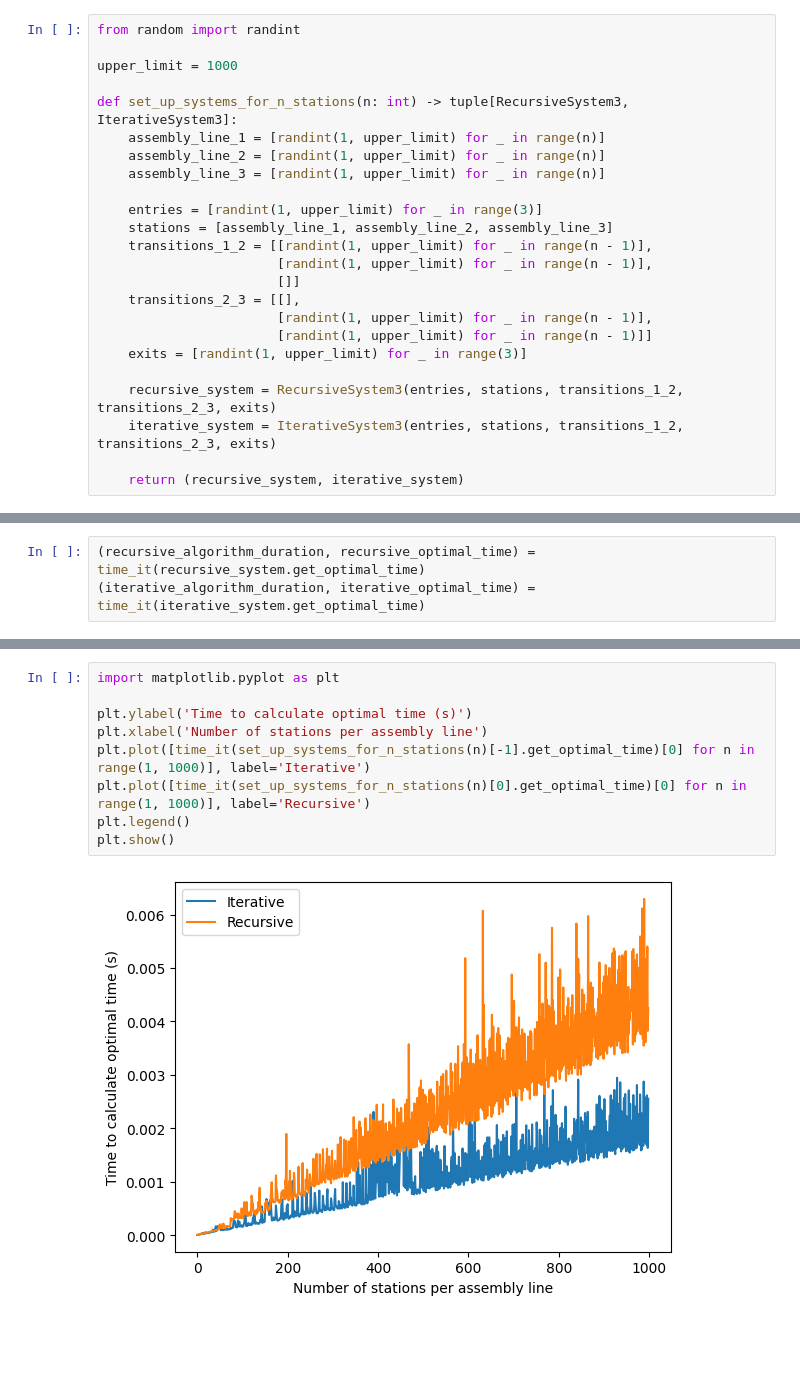
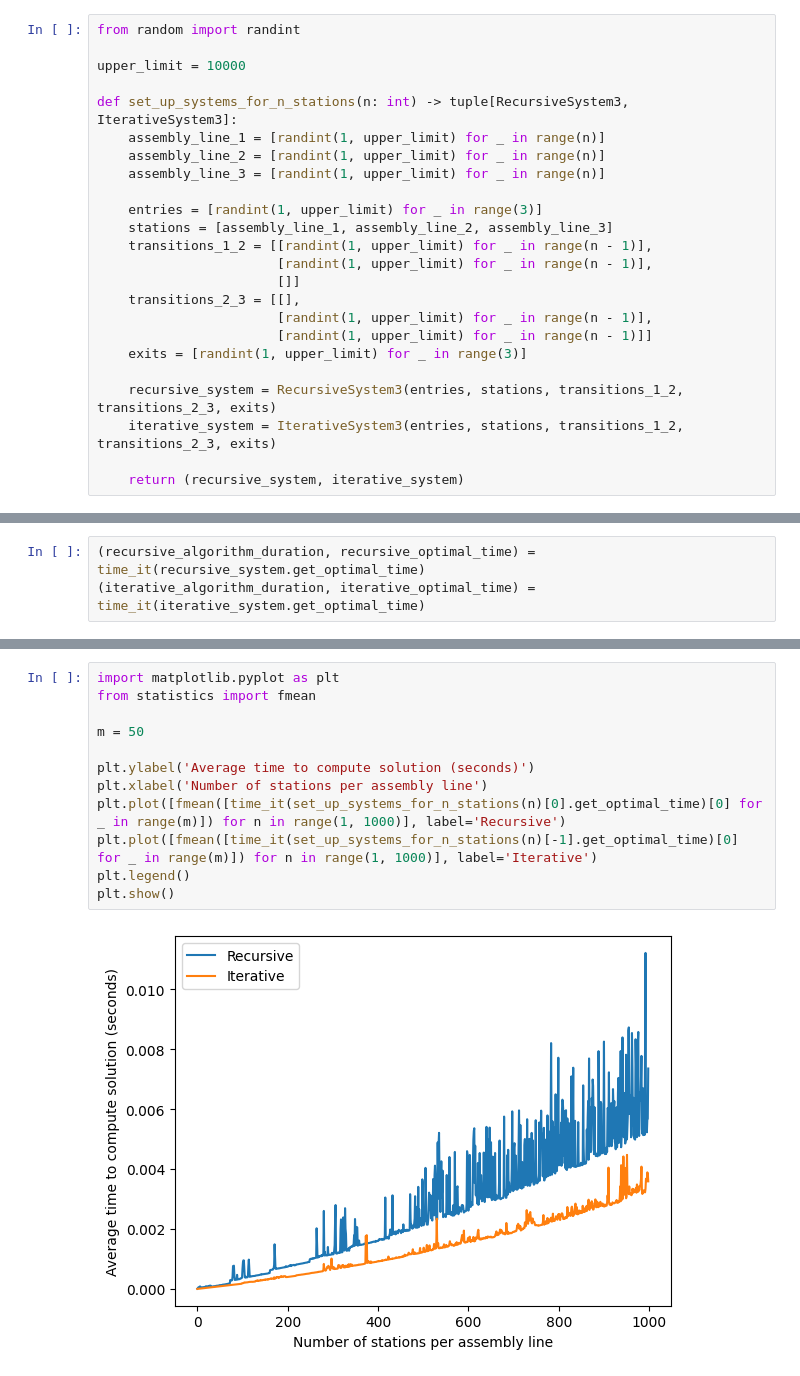
Before and after one commit to tiago-vargas/assembly-lines-problem-study, a Jupyter notebook: comparison.ipynb, the cells around one changed output, grey strips where cells are left out. Drawn from its saved outputs; the diff is of its cells as text; blank space fills up the shorter version.

Commit message:
improve experiments: use average from 50 samples

```diff
--- a/comparison.ipynb
+++ b/comparison.ipynb
@@ -19,7 +19,7 @@ from solver import IterativeSystem3, RecursiveSystem3
 # %%
 from random import randint
 
-upper_limit = 1000
+upper_limit = 10000
 
 def set_up_systems_for_n_stations(n: int) -> tuple[RecursiveSystem3, IterativeSystem3]:
 	assembly_line_1 = [randint(1, upper_limit) for _ in range(n)]
@@ -70,11 +82,14 @@ Exemplo de uso:
 # %%
 import matplotlib.pyplot as plt
+from statistics import fmean
 
-plt.ylabel('Time to calculate optimal time (s)')
+m = 50
+
+plt.ylabel('Average time to compute solution (seconds)')
 plt.xlabel('Number of stations per assembly line')
-plt.plot([time_it(set_up_systems_for_n_stations(n)[-1].get_optimal_time)[0] for n in range(1, 1000)], label='Iterative')
-plt.plot([time_it(set_up_systems_for_n_stations(n)[0].get_optimal_time)[0] for n in range(1, 1000)], label='Recursive')
+plt.plot([fmean([time_it(set_up_systems_for_n_stations(n)[0].get_optimal_time)[0] for _ in range(m)]) for n in range(1, 1000)], label='Recursive')
+plt.plot([fmean([time_it(set_up_systems_for_n_stations(n)[-1].get_optimal_time)[0] for _ in range(m)]) for n in range(1, 1000)], label='Iterative')
 plt.legend()
 plt.show()
 # %% [output]
-[figure, old version]
+[figure, new version]
```
Also changed, not shown: parts of 9 cells of this notebook.
